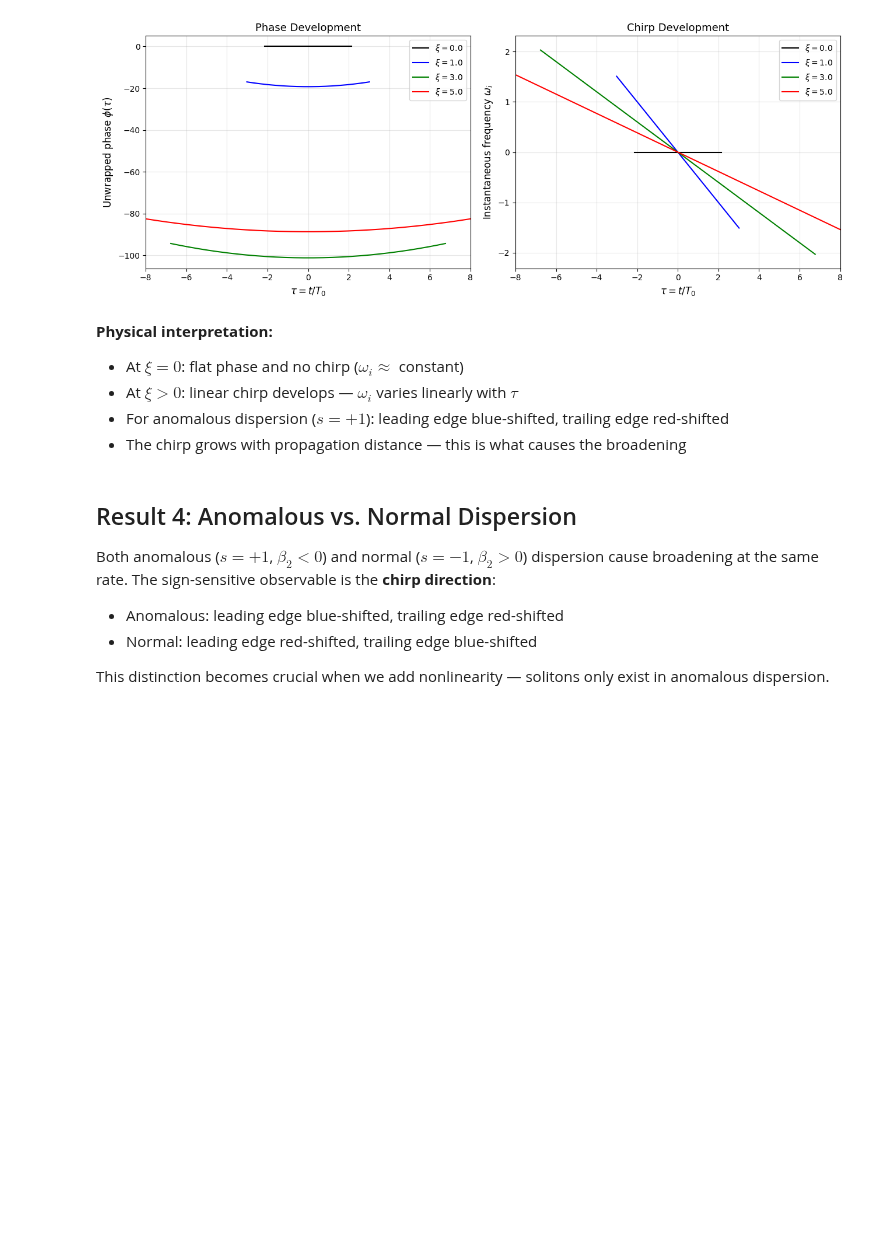
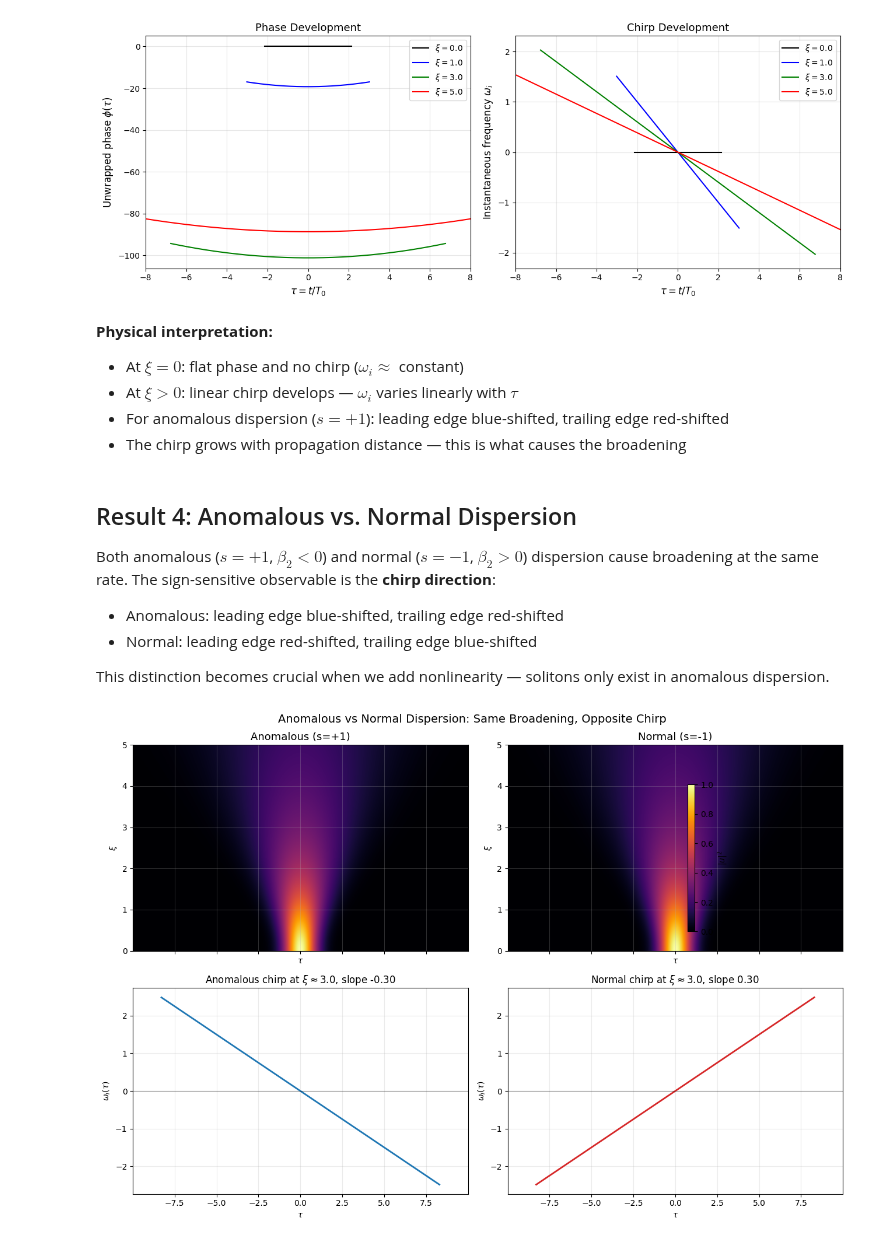
Before and after one commit to abbas-ahmad-cowlar/split-step-fourier-nlse, a Jupyter notebook: notebooks/01_dispersion.ipynb, the cells around one changed output. Drawn from its saved outputs; the diff is of its cells as text; code cells hidden in the pictures; blank space fills up the shorter version.

Commit message:
Simulate 01 dispersion propagation

```diff
--- a/notebooks/01_dispersion.ipynb
+++ b/notebooks/01_dispersion.ipynb
@@ -243,3 +243,64 @@ cause broadening at the same rate. The sign-sensitive observable is the **chirp
 
 This distinction becomes crucial when we add nonlinearity — solitons only exist in
 anomalous dispersion.
+# %%
+xi_arr_norm, u_hist_norm = ssfm_propagate(
+    u0, tau, omega, xi_max=xi_max, N_z=N_z, s=-1, N_sq=0.0
+)
+
+target_xi = 3.0
+idx_anom = np.argmin(np.abs(xi_arr - target_xi))
+idx_norm = np.argmin(np.abs(xi_arr_norm - target_xi))
+
+u_anom = u_hist[idx_anom]
+u_norm = u_hist_norm[idx_norm]
+chirp_anom = instantaneous_frequency(u_anom, dtau, intensity_floor=1e-3)
+chirp_norm = instantaneous_frequency(u_norm, dtau, intensity_floor=1e-3)
+
+mask_a = np.isfinite(chirp_anom)
+mask_n = np.isfinite(chirp_norm)
+slope_anom = np.polyfit(tau[mask_a], chirp_anom[mask_a], 1)[0]
+slope_norm = np.polyfit(tau[mask_n], chirp_norm[mask_n], 1)[0]
+assert slope_anom < 0 and slope_norm > 0
+
+fig, axes = plt.subplots(2, 2, figsize=(13, 9), sharex='col')
+mask = (tau >= -10) & (tau <= 10)
+for ax, hist, xi_grid, title in zip(
+    axes[0],
+    [u_hist, u_hist_norm],
+    [xi_arr, xi_arr_norm],
+    ['Anomalous (s=+1)', 'Normal (s=-1)'],
+):
+    im = ax.imshow(
+        np.abs(hist[:, mask])**2, aspect='auto', origin='lower',
+        extent=[tau[mask][0], tau[mask][-1], xi_grid[0], xi_grid[-1]],
+        cmap='inferno',
+    )
+    ax.set_title(title, fontsize=13)
+    ax.set_ylabel(r'$\xi$')
+
+axes[1, 0].plot(tau[mask_a], chirp_anom[mask_a], color='tab:blue', lw=2)
+axes[1, 0].axhline(0, color='black', lw=0.8, alpha=0.4)
+axes[1, 0].set_title(
+    rf'Anomalous chirp at $\xi \approx {xi_arr[idx_anom]:.1f}$, slope {slope_anom:.2f}',
+    fontsize=12)
+axes[1, 0].set_ylabel(r'$\omega_i(\tau)$')
+
+axes[1, 1].plot(tau[mask_n], chirp_norm[mask_n], color='tab:red', lw=2)
+axes[1, 1].axhline(0, color='black', lw=0.8, alpha=0.4)
+axes[1, 1].set_title(
+    rf'Normal chirp at $\xi \approx {xi_arr_norm[idx_norm]:.1f}$, slope {slope_norm:.2f}',
+    fontsize=12)
+axes[1, 1].set_ylabel(r'$\omega_i(\tau)$')
+
+for ax in axes.ravel():
+    ax.set_xlabel(r'$\tau$')
+    ax.grid(True, alpha=0.25)
+
+fig.colorbar(im, ax=axes[0], label=r'$|u|^2$', shrink=0.8)
+fig.suptitle('Anomalous vs Normal Dispersion: Same Broadening, Opposite Chirp',
+             fontsize=14)
+save_figure(fig, FIG_DIR / "nb01_anomalous_vs_normal.png")
+plt.show()
+# %% [output]
+[figure, added]
```
